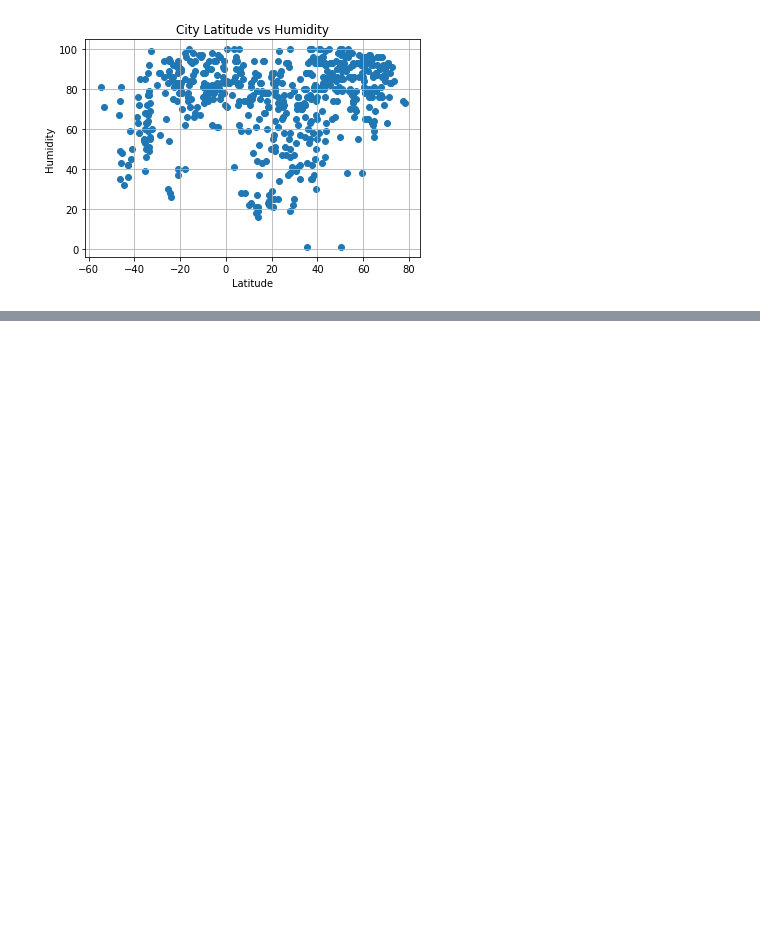
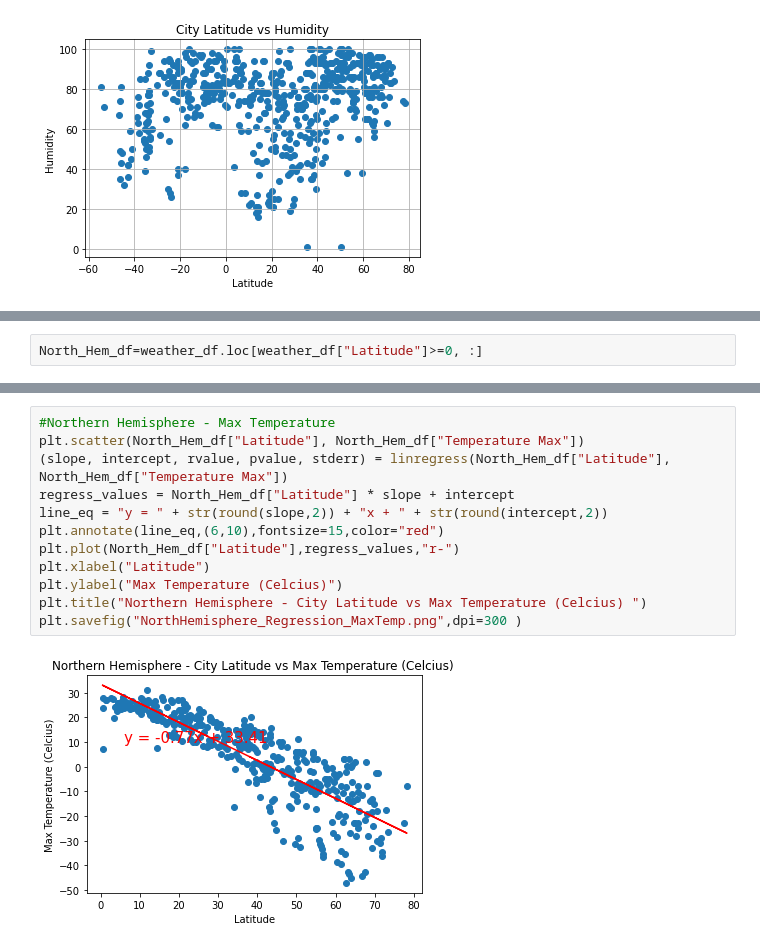
Before and after one commit to akarpie96/Python-API-Challenge, a Jupyter notebook: WeatherPy/WeatherPy.ipynb, the cells around one changed output, grey strips where cells are left out. Saved outputs shown, nothing was run; the diff lists cells and outputs as text; blank space fills up the shorter version.

Commit message:
adding regressions

```diff
--- a/WeatherPy/WeatherPy.ipynb
+++ b/WeatherPy/WeatherPy.ipynb
@@ -196,0 +199,2 @@ Text(0.5, 1.0, 'City Latitude vs Cloudiness')
+# %%
+North_Hem_df=weather_df.loc[weather_df["Latitude"]>=0, :]
@@ -196,0 +235,14 @@ Text(0.5, 1.0, 'City Latitude vs Cloudiness')
+# %%
+#Northern Hemisphere - Max Temperature
+plt.scatter(North_Hem_df["Latitude"], North_Hem_df["Temperature Max"])
+(slope, intercept, rvalue, pvalue, stderr) = linregress(North_Hem_df["Latitude"], North_Hem_df["Temperature Max"])
+regress_values = North_Hem_df["Latitude"] * slope + intercept
+line_eq = "y = " + str(round(slope,2)) + "x + " + str(round(intercept,2))
+plt.annotate(line_eq,(6,10),fontsize=15,color="red")
+plt.plot(North_Hem_df["Latitude"],regress_values,"r-")
+plt.xlabel("Latitude")
+plt.ylabel("Max Temperature (Celcius)")
+plt.title("Northern Hemisphere - City Latitude vs Max Temperature (Celcius) ")
+plt.savefig("NorthHemisphere_Regression_MaxTemp.png",dpi=300 )
+# %% [output]
+[figure, added]
```
Also changed, not shown: parts of 13 cells of this notebook, 8 other files.
